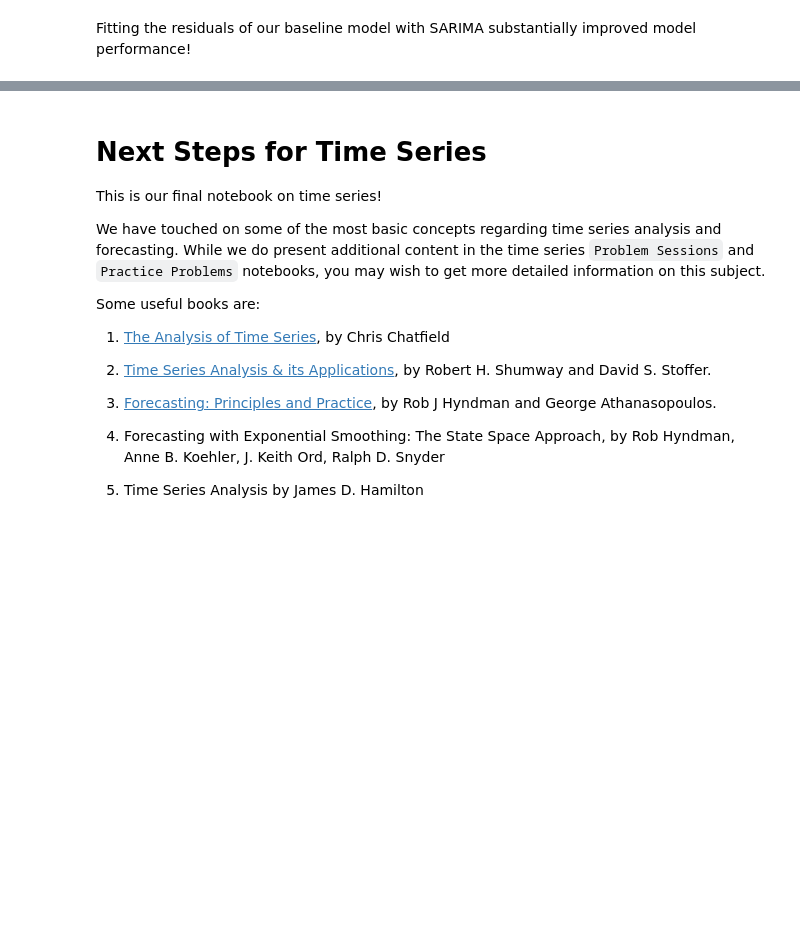
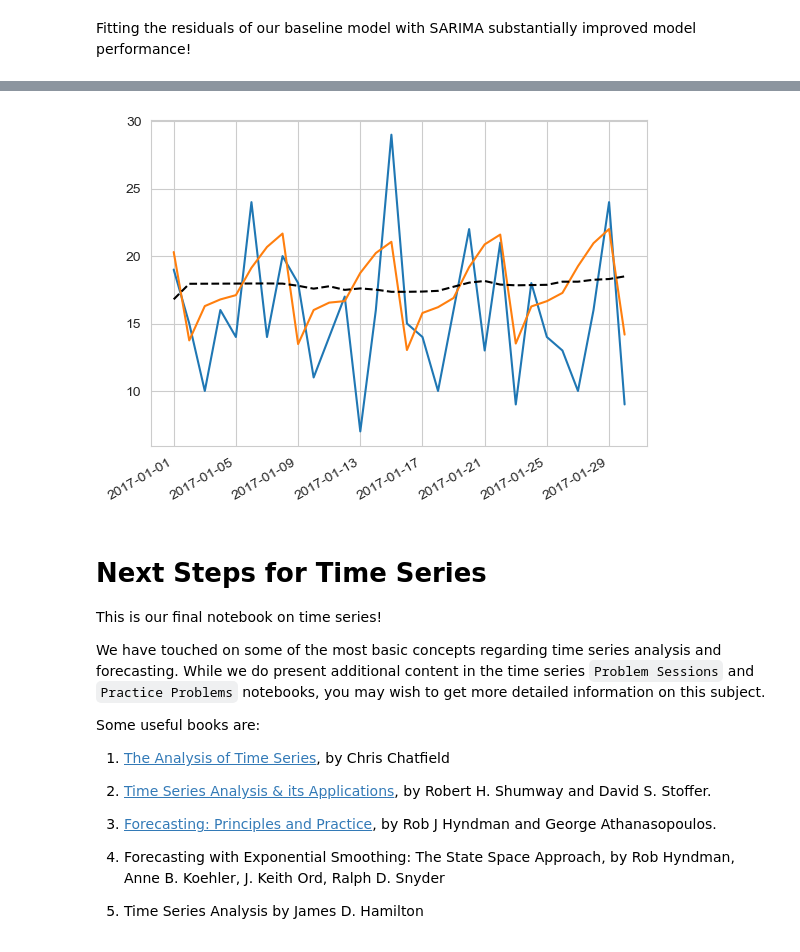
Before and after one commit to parabamoghv/Erdos_AU2024_copy, a Jupyter notebook: week_07_time_series_II/lecture_7/3_SARIMA.ipynb, the cells around one changed output, grey strips where cells are left out. Cells and saved outputs as stored; diff of their text form; code cells hidden in the pictures; blank space fills up the shorter version.

```diff
--- a/week_07_time_series_II/lecture_7/3_SARIMA.ipynb
+++ b/week_07_time_series_II/lecture_7/3_SARIMA.ipynb
@@ -404,3 +415,12 @@ Fitting the residuals of our baseline model with SARIMA substantially improved m
+# %%
+plt.plot(df_test.date.iloc[:30], df_test.sales.iloc[:30], label = 'test data')
+plt.plot(df_test.date.iloc[:30], lr_roll_arima_y_preds[:30], label = 'sarima preds')
+plt.plot(df_test.date.iloc[:30],  lr_roll_y_preds[:30], '--k',label = 'baseline preds')
+plt.gcf().autofmt_xdate()
+
+plt.show()
+# %% [output]
+[figure, added]
 # %% [markdown]
 # Next Steps for Time Series
 
```
Also changed, not shown: parts of 3 cells of this notebook.
